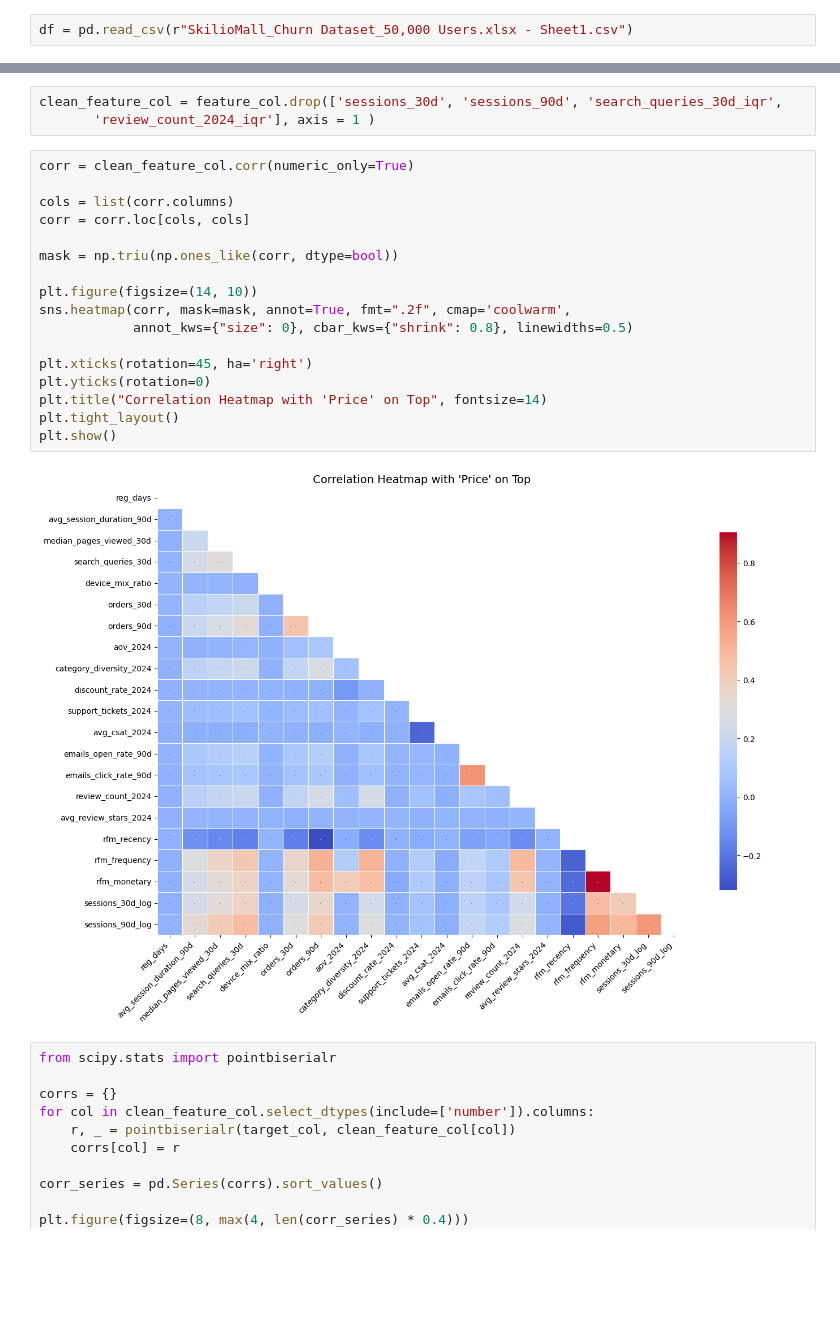
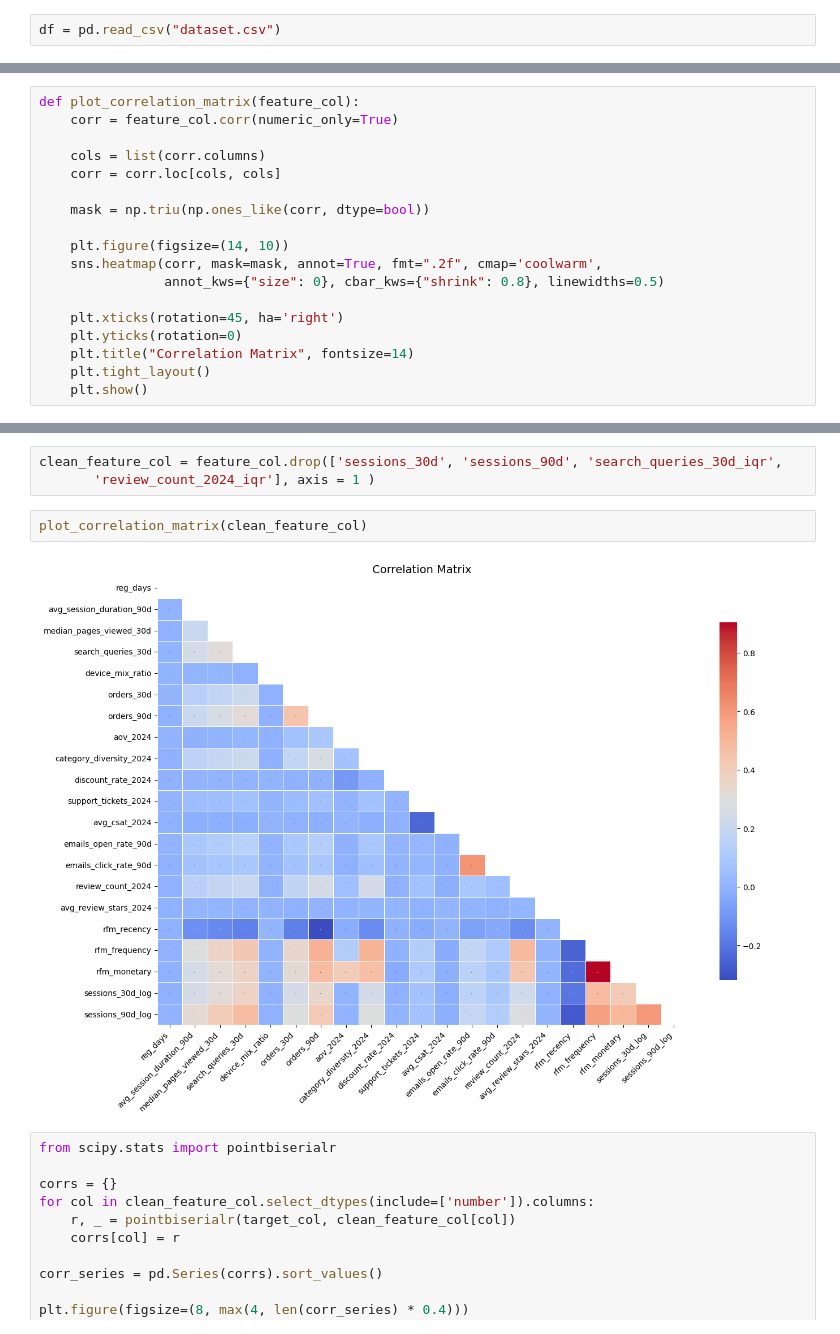
Before and after one commit to RemMyDream/Churn-Rate-Prediction, a Jupyter notebook: skillmall.ipynb, the cells around one changed output, grey strips where cells are left out. Drawn from its saved outputs; the diff is of its cells as text; blank space fills up the shorter version.

```diff
--- a/skillmall.ipynb
+++ b/skillmall.ipynb
@@ -12,7 +12,7 @@ import numpy as np
 import matplotlib.pyplot as plt
 import seaborn as sns
 # %%
-df = pd.read_csv(r"SkilioMall_Churn Dataset_50,000 Users.xlsx - Sheet1.csv")
+df = pd.read_csv("dataset.csv")
 # %%
 df
 # %% [output]
@@ -376,4 +376,22 @@ iqr_remove_outlier('review_count_2024')
 # %%
 clip_feature('rfm_frequency')
 clip_feature('rfm_monetary')
+# %%
+def plot_correlation_matrix(feature_col):
+    corr = feature_col.corr(numeric_only=True)
+
+    cols = list(corr.columns)
+    corr = corr.loc[cols, cols]
+
+    mask = np.triu(np.ones_like(corr, dtype=bool))
+
+    plt.figure(figsize=(14, 10))
+    sns.heatmap(corr, mask=mask, annot=True, fmt=".2f", cmap='coolwarm',
+                annot_kws={"size": 0}, cbar_kws={"shrink": 0.8}, linewidths=0.5)
+
+    plt.xticks(rotation=45, ha='right')
+    plt.yticks(rotation=0)
+    plt.title("Correlation Matrix", fontsize=14)
+    plt.tight_layout()
+    plt.show()
 # %%
@@ -415,24 +406,9 @@ feature_col.drop(['orders_2024', 'gmv_2024', 'days_since_last_order'], axis = 1,
 clean_feature_col = feature_col.drop(['sessions_30d', 'sessions_90d', 'search_queries_30d_iqr',
        'review_count_2024_iqr'], axis = 1 )
 # %%
-corr = clean_feature_col.corr(numeric_only=True)
-
-cols = list(corr.columns)
-corr = corr.loc[cols, cols]
-
-mask = np.triu(np.ones_like(corr, dtype=bool))
-
-plt.figure(figsize=(14, 10))
-sns.heatmap(corr, mask=mask, annot=True, fmt=".2f", cmap='coolwarm',
-            annot_kws={"size": 0}, cbar_kws={"shrink": 0.8}, linewidths=0.5)
-
-plt.xticks(rotation=45, ha='right')
-plt.yticks(rotation=0)
-plt.title("Correlation Heatmap with 'Price' on Top", fontsize=14)
-plt.tight_layout()
-plt.show()
+plot_correlation_matrix(clean_feature_col)
 # %% [output]
-[figure, old version]
+[figure, new version]
 # %%
 from scipy.stats import pointbiserialr
 
```
Also changed, not shown: parts of 26 cells of this notebook, 5 other files.
